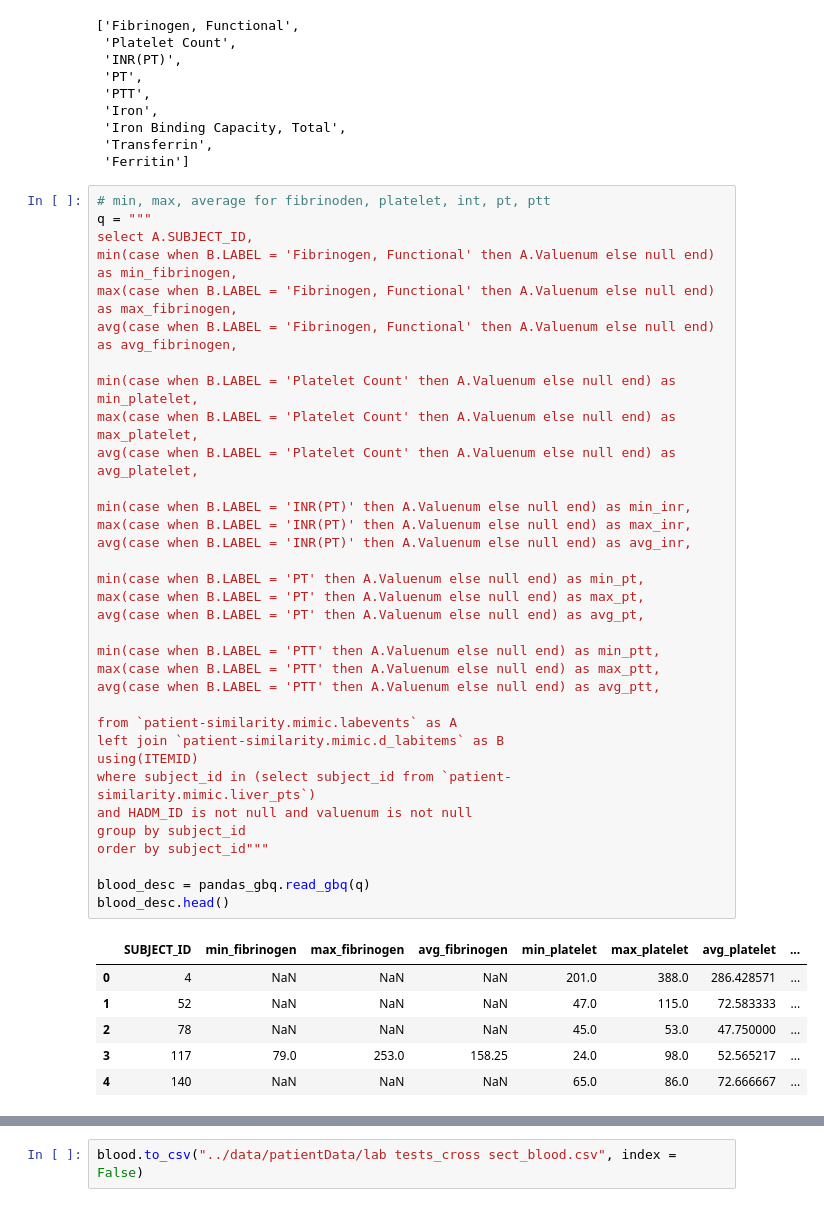
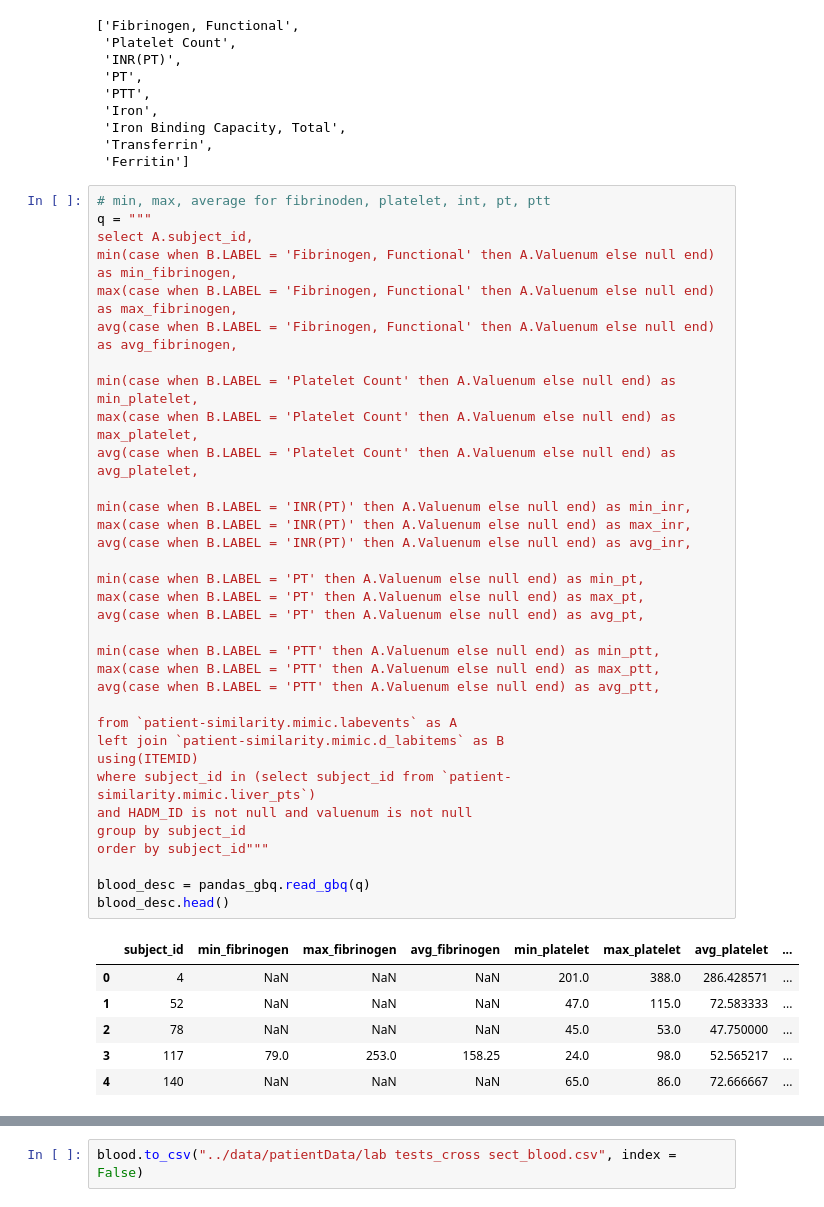
Before and after one commit to austnbell/PSN, a Jupyter notebook: dataPrep/extractLabEvents.ipynb, the cells around one changed output, grey strips where cells are left out. Saved outputs shown, nothing was run; the diff lists cells and outputs as text.

```diff
--- a/dataPrep/extractLabEvents.ipynb
+++ b/dataPrep/extractLabEvents.ipynb
@@ -174,39 +174,39 @@ blood
 # %%
 # min, max, average for fibrinoden, platelet, int, pt, ptt
 q = """
-select A.SUBJECT_ID,
+select A.subject_id,
 min(case when B.LABEL = 'Fibrinogen, Functional' then A.Valuenum else null end) as min_fibrinogen,
 max(case when B.LABEL = 'Fibrinogen, Functional' then A.Valuenum else null end) as max_fibrinogen,
 avg(case when B.LABEL = 'Fibrinogen, Functional' then A.Valuenum else null end) as avg_fibrinogen,
 
 min(case when B.LABEL = 'Platelet Count' then A.Valuenum else null end) as min_platelet,
 max(case when B.LABEL = 'Platelet Count' then A.Valuenum else null end) as max_platelet,
 avg(case when B.LABEL = 'Platelet Count' then A.Valuenum else null end) as avg_platelet,
 
 min(case when B.LABEL = 'INR(PT)' then A.Valuenum else null end) as min_inr,
 max(case when B.LABEL = 'INR(PT)' then A.Valuenum else null end) as max_inr,
 avg(case when B.LABEL = 'INR(PT)' then A.Valuenum else null end) as avg_inr,
 
 min(case when B.LABEL = 'PT' then A.Valuenum else null end) as min_pt,
 max(case when B.LABEL = 'PT' then A.Valuenum else null end) as max_pt,
 avg(case when B.LABEL = 'PT' then A.Valuenum else null end) as avg_pt,
 
 min(case when B.LABEL = 'PTT' then A.Valuenum else null end) as min_ptt,
 max(case when B.LABEL = 'PTT' then A.Valuenum else null end) as max_ptt,
 avg(case when B.LABEL = 'PTT' then A.Valuenum else null end) as avg_ptt,
 
 from `patient-similarity.mimic.labevents` as A
 left join `patient-similarity.mimic.d_labitems` as B
 using(ITEMID)
 where subject_id in (select subject_id from `patient-similarity.mimic.liver_pts`)
 and HADM_ID is not null and valuenum is not null
 group by subject_id
 order by subject_id"""
 
 blood_desc = pandas_gbq.read_gbq(q)
 blood_desc.head()
 # %% [output]
-|  | SUBJECT_ID | min_fibrinogen | max_fibrinogen | avg_fibrinogen | min_platelet | max_platelet | avg_platelet | ... |
+|  | subject_id | min_fibrinogen | max_fibrinogen | avg_fibrinogen | min_platelet | max_platelet | avg_platelet | ... |
 | 0 | 4 | NaN | NaN | NaN | 201.0 | 388.0 | 286.428571 | ... |
 | 1 | 52 | NaN | NaN | NaN | 47.0 | 115.0 | 72.583333 | ... |
 | 2 | 78 | NaN | NaN | NaN | 45.0 | 53.0 | 47.750000 | ... |
```
Also changed, not shown: parts of 14 cells of this notebook, 13 other files.
